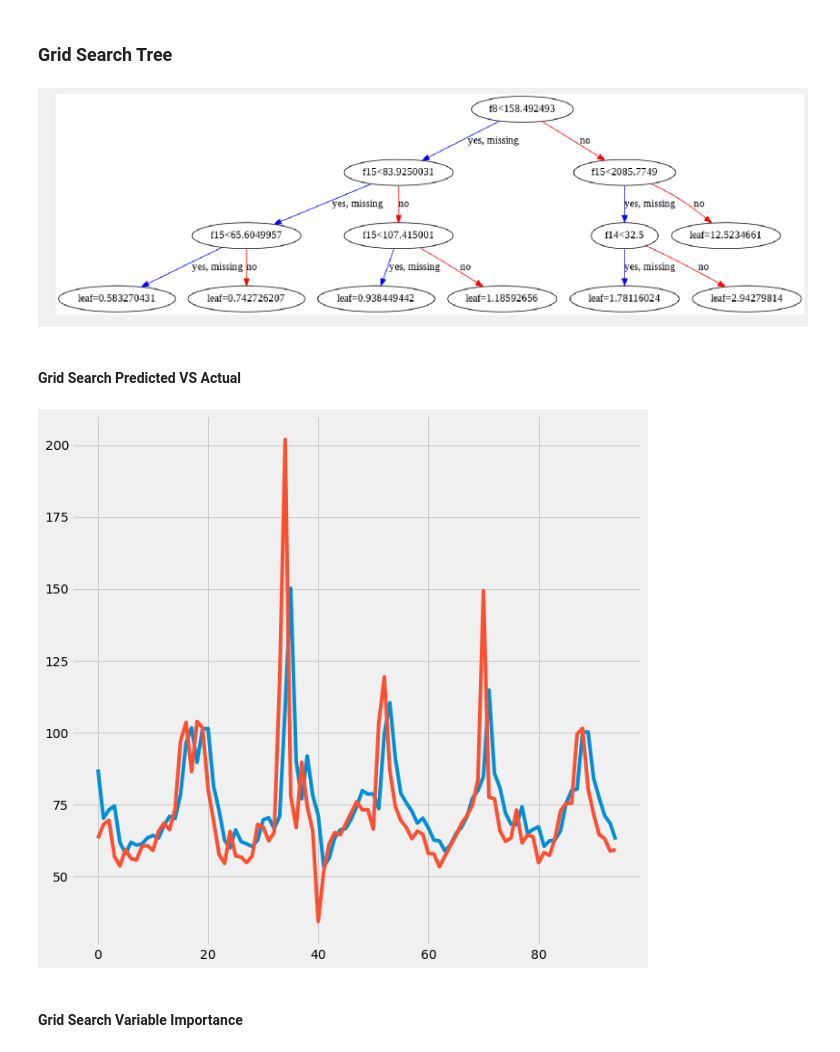
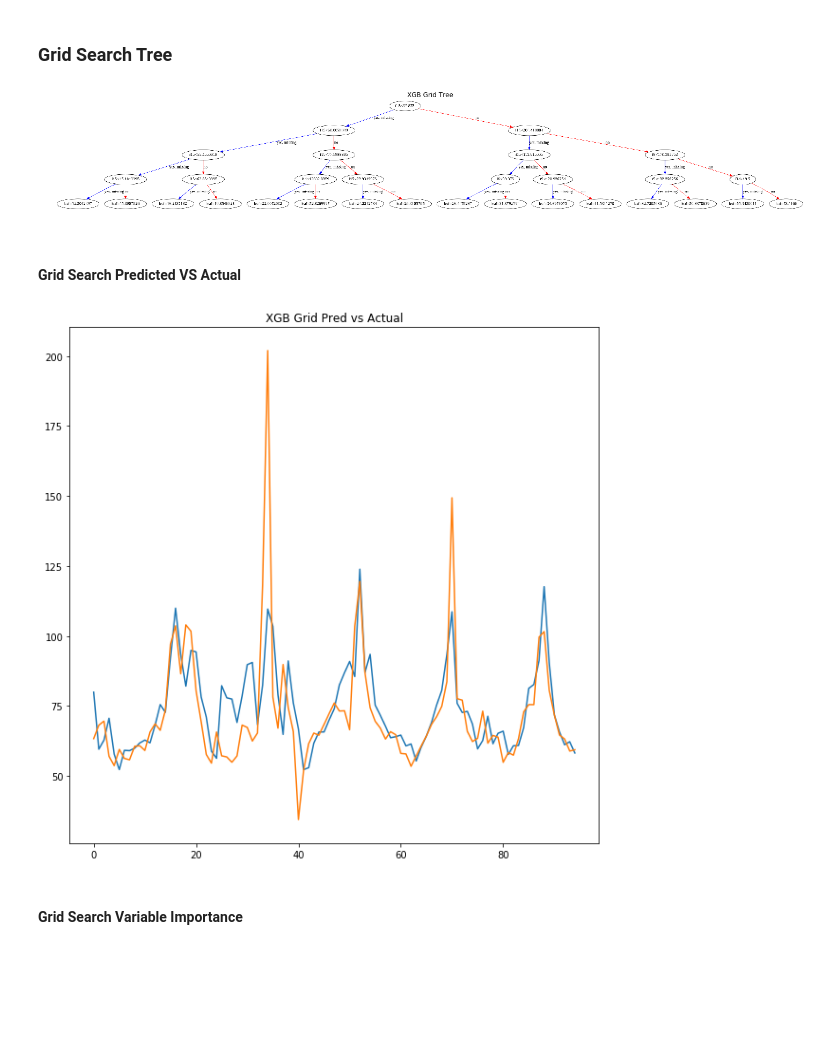
Before and after one commit to DonaldTurton/AT2_Advanced_Data_Algorithms, a Jupyter notebook: XGB_Model.ipynb, the cells around one changed output. Saved outputs shown, nothing was run; the diff lists cells and outputs as text; code cells hidden in the pictures; blank space fills up the shorter version.

```diff
--- a/XGB_Model.ipynb
+++ b/XGB_Model.ipynb
@@ -496,5 +504,7 @@ Accuracy: 80.42 %.
 #### Random Search Tree
 # %%
 plot_tree(xgbR)
+plt.title("XGB Random Grid Tree")
+plt.rcParams['figure.figsize'] = [20, 20]
 plt.show(xgbR)
 # %% [output]
@@ -596,18 +609,17 @@ Text(0.5, 1.0, 'Variable Importances')
 # %% [markdown]
 ## Grid Search / Cross Validation
 # %%
-GS_params = {'learning_rate': np.arange(0.01,0.05,1),
+GS_params = {'learning_rate': np.arange(0.3,0.5,1),
                   'n_estimators': [100,200, 500, 1000],
                   'subsample': np.arange(1),
-                  'min_child_weight':[4,5],
-                  'gamma':[i/10.0 for i in range(3,6)],
+                  'min_child_weight':[1,2,4],
+                  'gamma':[i/10.0 for i in range(0,5)],
                   'subsample':[1],
-                  'colsample_bytree':[i/10.0 for i in range(6,11)],
-                  'max_depth': [2,3,4]}
+                  'max_depth': [4,6,8]}
 # %%
 from sklearn.model_selection import GridSearchCV
 xgb_G = XGBRegressor()
 grid_xgb = GridSearchCV(estimator = xgb_G, param_grid=GS_params,scoring='neg_mean_squared_error', cv=3, verbose= False)
 
-grid_xgb.fit(train_X,trin_y)
+grid_xgb.fit(train_X,train_y)
 # %% [output]
@@ -633,12 +645,11 @@ Lowest RMSE found:  50.85986994673244
 # %%
 # Replicate with BEST Grid
 xgb_G = XGBRegressor(subsample = 1,
-                    n_estimators = 1000,
-                    min_child_weight = 5,
-                    max_depth = 3,
-                    learning_rate = 0.01,
-                    gamma =0.3,
-                    colsample_bytree =0.8,
+                    n_estimators = 100,
+                    min_child_weight = 1,
+                    max_depth = 4,
+                    learning_rate = 0.3,
+                    gamma =0.1
                     )
 
 xgb_G.fit(train_X, train_y,  eval_set=[(test_X, test_y)], verbose=False)
@@ -682,9 +693,11 @@ Accuracy: 84.21 %.
 ### Grid Search Tree
 # %%
 plot_tree(xgb_G)
+plt.title("XGB Grid Tree")
+plt.rcParams['figure.figsize'] = [25, 25]
 plt.show(xgb_G)
 # %% [output]
-[figure, old version]
+[figure, new version]
 # %% [markdown]
 #### Grid Search Predicted VS Actual
 # %%
@@ -695,10 +708,11 @@ xgb_Gtesty_sub = np.array(test_y[1:96])
 #pred_sub
 plt.plot(xgb_Gpred_sub)
 plt.plot(xgb_Gtesty_sub)
+plt.title("XGB Grid Pred vs Actual")
 plt.rcParams['figure.figsize'] = [10, 10]
 plt.show()
 # %% [output]
-[figure, old version]
+[figure, new version]
 # %% [markdown]
 #### Grid Search Variable Importance
 # %%
```
Also changed, not shown: parts of 31 cells of this notebook.
